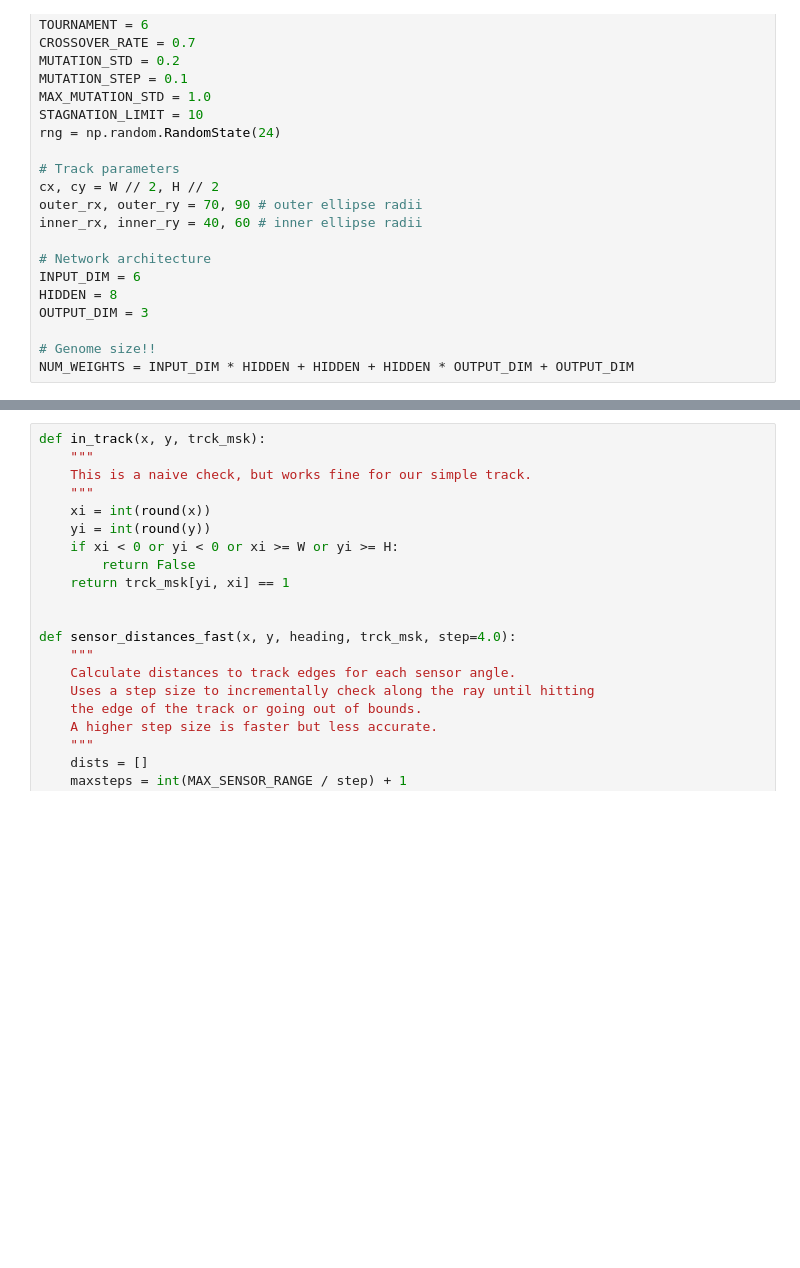
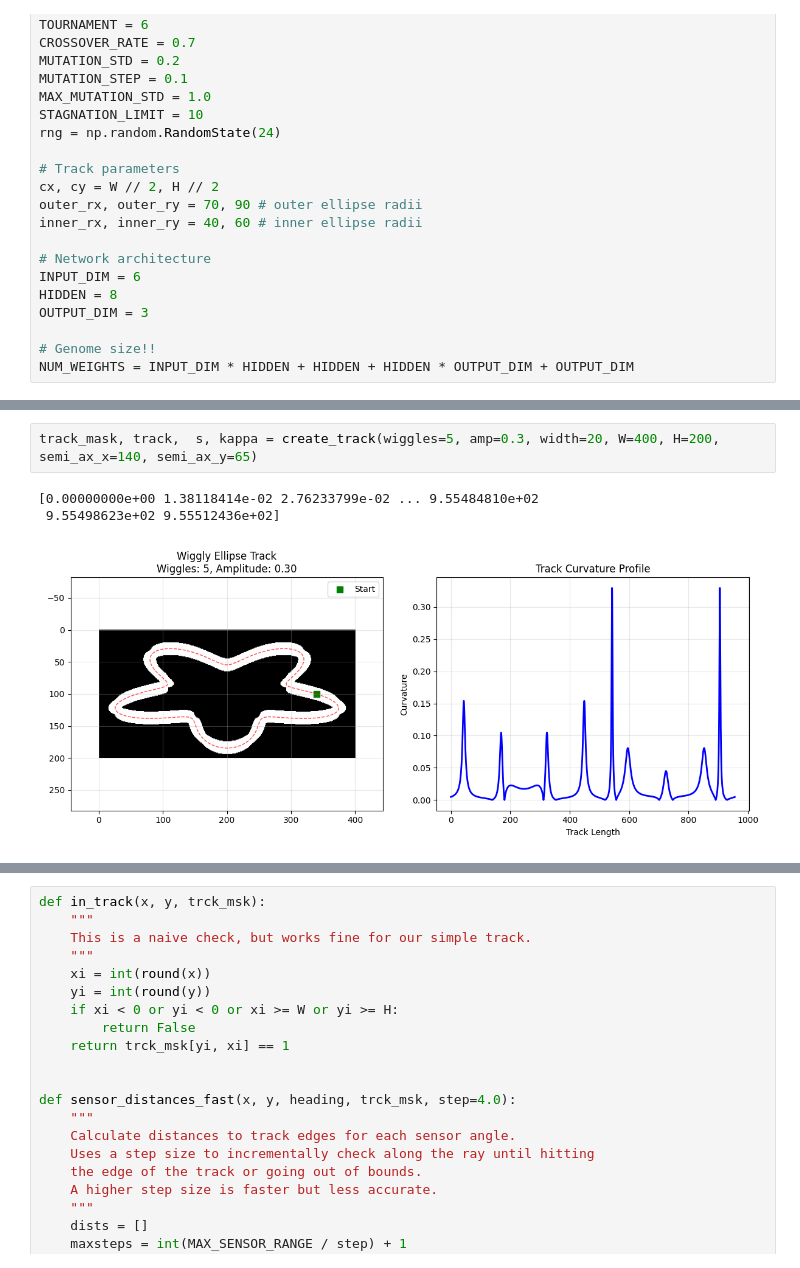
Before and after one commit to kpennington-esc/algoritmos_evolutivos, a Jupyter notebook: Untitled.ipynb, the cells around one changed output, grey strips where cells are left out. Drawn from its saved outputs; the diff is of its cells as text; blank space fills up the shorter version.

```diff
--- a/Untitled.ipynb
+++ b/Untitled.ipynb
@@ -230,0 +137,6 @@ VBox(children=(HBox(children=(IntSlider(value=4, description='Wiggles:', max=10,
+# %%
+track_mask, track,  s, kappa = create_track(wiggles=5, amp=0.3, width=20, W=400, H=200, semi_ax_x=140, semi_ax_y=65)
+# %% [output]
+[0.00000000e+00 1.38118414e-02 2.76233799e-02 ... 9.55484810e+02
+ 9.55498623e+02 9.55512436e+02]
+[figure, added]
```
Also changed, not shown: parts of 4 cells of this notebook.
